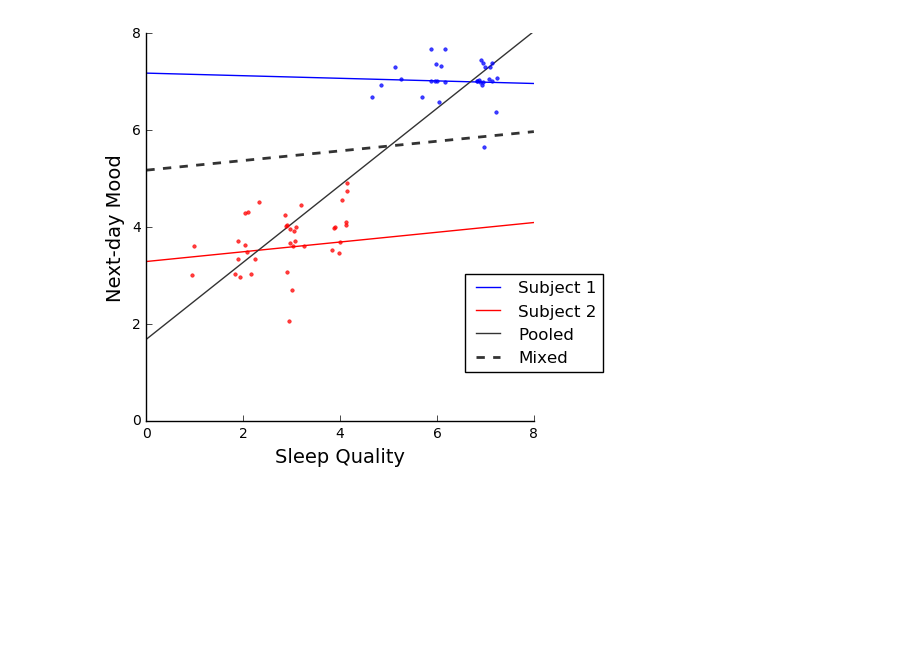
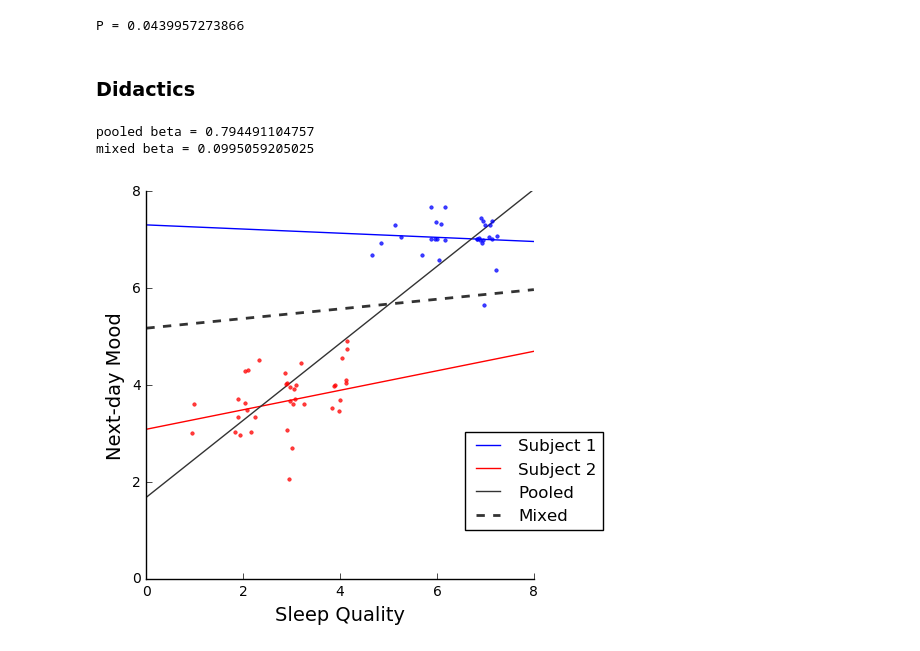
Before and after one commit to striantafillou/causality, a Jupyter notebook: mixed_effects.ipynb, the cells around one changed output. Drawn from its saved outputs; the diff is of its cells as text; code cells hidden in the pictures; blank space fills up the shorter version.

Commit message:
significant difference test

```diff
--- a/mixed_effects.ipynb
+++ b/mixed_effects.ipynb
@@ -155,3 +216,28 @@ quality        0.4876      0.008     62.710      0.000         0.472     0.503
+# %%
+# significant difference between the slopes of the mixed models
+
+from scipy.stats import t
+
+n1= 207.0
+m1 = 0.383
+se1 = 0.073
+
+n2 = 207.0
+m2 = 0.254
+se2 = 0.019
+
+s1 = se1*np.sqrt(n1)
+s2 = se2*np.sqrt(n2)
+sp = np.sqrt(((n1-1)*s1*s1+(n2-1)*s2*s2)/(n1+n2-2))
+
+tstat = (m1-m2)/(sp*np.sqrt(1/n1+1/n2))
+df = n1+n2-2
+
+print 'P = '+str(1-t.cdf(tstat, df))
+# %% [output]
+P = 0.0439957273866
+# %% [markdown]
+### Didactics
 # %%
 from psm_causal_effects import psm_causal_effects
 import matplotlib.pyplot as plt
@@ -171,9 +257,10 @@ data1 = data1.reset_index(drop=True)
 data2 = data[ind2].dropna()
 data2 = data2.reset_index(drop=True)
 
+#personal models
 plt.figure(figsize=[5,5])
-plt.plot([0,8], [betas_s2m[ind1, 0]+betas_s2m[ind1,1]*3,betas_s2m[ind1,0]+betas_s2m[ind1,1]*8], linewidth=1, alpha=1, color=(0,0,1), linestyle='-')
-plt.plot([0,8], [betas_s2m[ind2, 0]+betas_s2m[ind2,1]*1,betas_s2m[ind2,0]+betas_s2m[ind2,1]*5], linewidth=1, alpha=1, color=(1,0,0), linestyle='-')
+plt.plot([0,8], [betas_s2m[ind1, 0]+betas_s2m[ind1,1]*0,betas_s2m[ind1,0]+betas_s2m[ind1,1]*8], linewidth=1, alpha=1, color=(0,0,1), linestyle='-')
+plt.plot([0,8], [betas_s2m[ind2, 0]+betas_s2m[ind2,1]*0,betas_s2m[ind2,0]+betas_s2m[ind2,1]*8], linewidth=1, alpha=1, color=(1,0,0), linestyle='-')
 
 data_p  = pd.concat([data1, data2],axis=0)
 data_p = data_p[['subject','mood','quality']]
@@ -182,15 +269,13 @@ data_p = data_p[['subject','mood','quality']]
 md = smf.glm('mood ~ quality', data_p)
 mdf = md.fit()
 plt.plot([0,8], [mdf.params[0],mdf.params[0]+mdf.params[1]*8], color=(.2,.2,.2), linewidth=1, linestyle='-')
+print 'pooled beta = '+str(mdf.params[1])
 
 #mixed linear models regression
 md = smf.mixedlm('mood ~ quality', data_p, groups=data_p['subject'], re_formula="~quality")
 mdf = md.fit()
 plt.plot([0,8], [mdf.params[0],mdf.params[0]+mdf.params[1]*8], color=(.2,.2,.2), linewidth=2, linestyle='--')
-
-#psm
-# score1, ind_t1, ind_c1 = psm_causal_effects(treatment=data1['quality'], outcome=data1['mood'], confound=data1[['mood_prev','stress_prev','daytype','dow','act_prev','quality_prev','mean_temp']], scorefun='replacement', output='difference', return_indices=True)
-# score2, ind_t2, ind_c2 = psm_causal_effects(treatment=data2['quality'], outcome=data2['mood'], confound=data2[['mood_prev','stress_prev','daytype','dow','act_prev','quality_prev','mean_temp']], scorefun='replacement', output='difference', return_indices=True)
+print 'mixed beta = '+str(mdf.params[1])
 
 plt.xlabel('Sleep Quality', fontsize=14)
 plt.ylabel('Next-day Mood', fontsize=14)
@@ -201,50 +286,33 @@ plt.legend(['Subject 1','Subject 2','Pooled','Mixed'],bbox_to_anchor=(1.2, .4))
 
 #noise vectors
 n_quality_1 = noise_amp_quality*np.random.randn(data1.shape[0])
 n_quality_2 = noise_amp_quality*np.random.randn(data2.shape[0])
 n_mood_1 = noise_amp_mood*np.random.randn(data1.shape[0])
 n_mood_2 = noise_amp_mood*np.random.randn(data2.shape[0])
 
 plt.plot(data1['quality']+n_quality_1,data1['mood']+n_mood_1,'.',markersize=5,\
         markeredgecolor =(0,0,1),alpha=.75,markerfacecolor=(0,0,1))
-# plt.plot(data1['quality'][ind_t1]+n_quality_1,data1['mood'][ind_t1]+n_mood_1,'o',markersize=5,\
-#         markeredgecolor =(0,0,1),alpha=.75,markerfacecolor=(1,1,1))
-# plt.plot(data1['quality'][ind_c1]+n_quality_1,data1['mood'][ind_c1]+n_mood_1,'x',markersize=5,\
-#         markeredgecolor =(0,0,1),alpha=.75,markerfacecolor=(0,0,1))
-# plt.plot([7,7.5],[np.mean(data1['mood'][ind_t1]),np.mean(data1['mood'][ind_t1])],color=(0,0,1),linewidth=3)
-# plt.plot([5,5.5],[np.mean(data1['mood'][ind_c1]),np.mean(data1['mood'][ind_c1])],color=(0,0,1),linewidth=3)
 
 plt.plot(data2['quality']+n_quality_2,data2['mood']+n_mood_2,'.',markersize=5,\
         markeredgecolor =(1,0,0),alpha=.75,markerfacecolor=(1,0,0))
-# plt.plot(data2['quality'][ind_t2]+n_quality_2,data2['mood'][ind_t2]+n_mood_2,'o',markersize=5,\
-#         markeredgecolor =(1,0,0),alpha=.75,markerfacecolor=(1,1,1))
-# plt.plot(data2['quality'][ind_c2]+n_quality_2,data2['mood'][ind_c2]+n_mood_2,'x',markersize=5,\
-#         markeredgecolor =(1,0,0),alpha=.75,markerfacecolor=(1,0,0))
-# plt.plot([4,4.5],[np.mean(data2['mood'][ind_t2]),np.mean(data2['mood'][ind_t2])],color=(1,0,0),linewidth=3)
-# plt.plot([2.5,3],[np.mean(data2['mood'][ind_c2]),np.mean(data2['mood'][ind_c2])],color=(1,0,0),linewidth=3)
 
 plt.ylim([0,8])
 plt.xlim([0,8])
 
 ax = plt.gca()
 ax.spines['left'].set_position('zero')
-
 # turn off the right spine/ticks
 ax.spines['right'].set_color('none')
 ax.yaxis.tick_left()
-
 # set the y-spine
 ax.spines['bottom'].set_position('zero')
-
 # turn off the top spine/ticks
 ax.spines['top'].set_color('none')
 ax.xaxis.tick_bottom()
 
 plt.xticks(np.arange(0,9,2));
 plt.yticks(np.arange(0,9,2));
-
-
-
-# print score1,score2
 # %% [output]
+pooled beta = 0.794491104757
+mixed beta = 0.0995059205025
-[figure, old version]
+[figure, new version]
```
Also changed, not shown: parts of 10 cells of this notebook, 5 other files.
